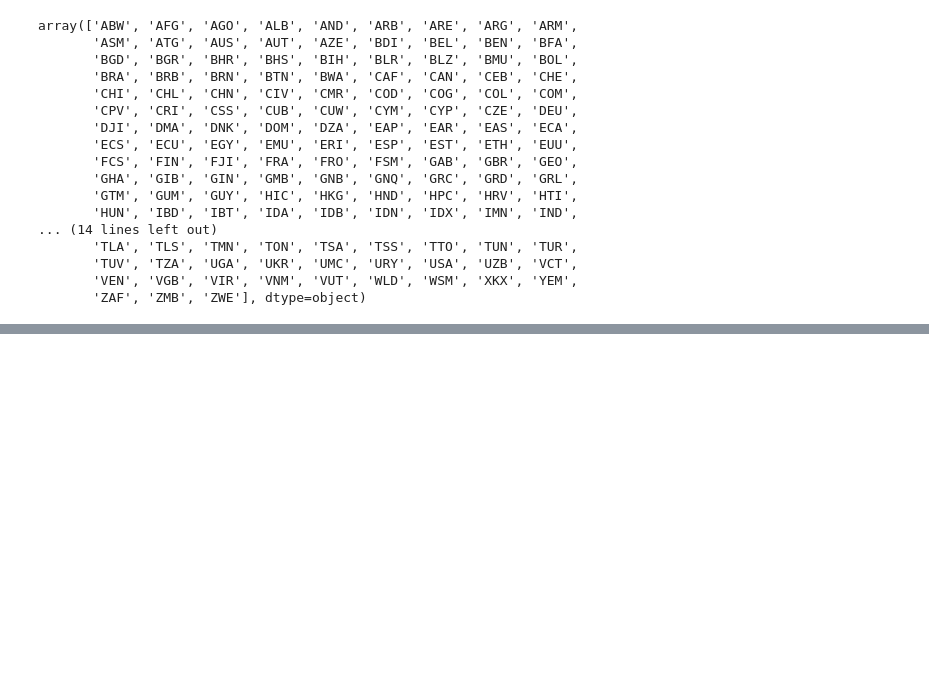
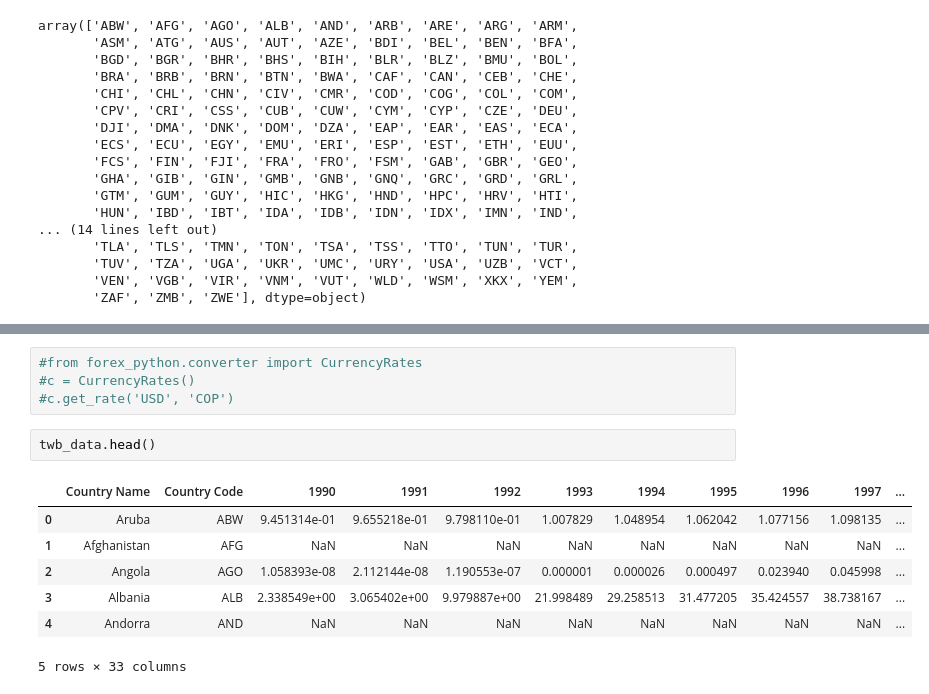
Before and after one commit to mikelvallejo/chameleon-pricing, a Jupyter notebook: extraction.ipynb, the cells around one changed output, grey strips where cells are left out. Cells and saved outputs as stored; diff of their text form; blank space fills up the shorter version.

```diff
--- a/extraction.ipynb
+++ b/extraction.ipynb
@@ -128,0 +169,14 @@ array(['AUS', 'AUT', 'BEL', 'CAN', 'CZE', 'DNK', 'FIN', 'FRA', 'DEU',
+# %%
+#from forex_python.converter import CurrencyRates
+#c = CurrencyRates()
+#c.get_rate('USD', 'COP')
+# %%
+twb_data.head()
+# %% [output]
+|  | Country Name | Country Code | 1990 | 1991 | 1992 | 1993 | 1994 | 1995 | 1996 | 1997 | ... |
+| 0 | Aruba | ABW | 9.451314e-01 | 9.655218e-01 | 9.798110e-01 | 1.007829 | 1.048954 | 1.062042 | 1.077156 | 1.098135 | ... |
+| 1 | Afghanistan | AFG | NaN | NaN | NaN | NaN | NaN | NaN | NaN | NaN | ... |
+| 2 | Angola | AGO | 1.058393e-08 | 2.112144e-08 | 1.190553e-07 | 0.000001 | 0.000026 | 0.000497 | 0.023940 | 0.045998 | ... |
+| 3 | Albania | ALB | 2.338549e+00 | 3.065402e+00 | 9.979887e+00 | 21.998489 | 29.258513 | 31.477205 | 35.424557 | 38.738167 | ... |
+| 4 | Andorra | AND | NaN | NaN | NaN | NaN | NaN | NaN | NaN | NaN | ... |
+5 rows × 33 columns
```
Also changed, not shown: parts of 27 cells of this notebook, 3 other files.
